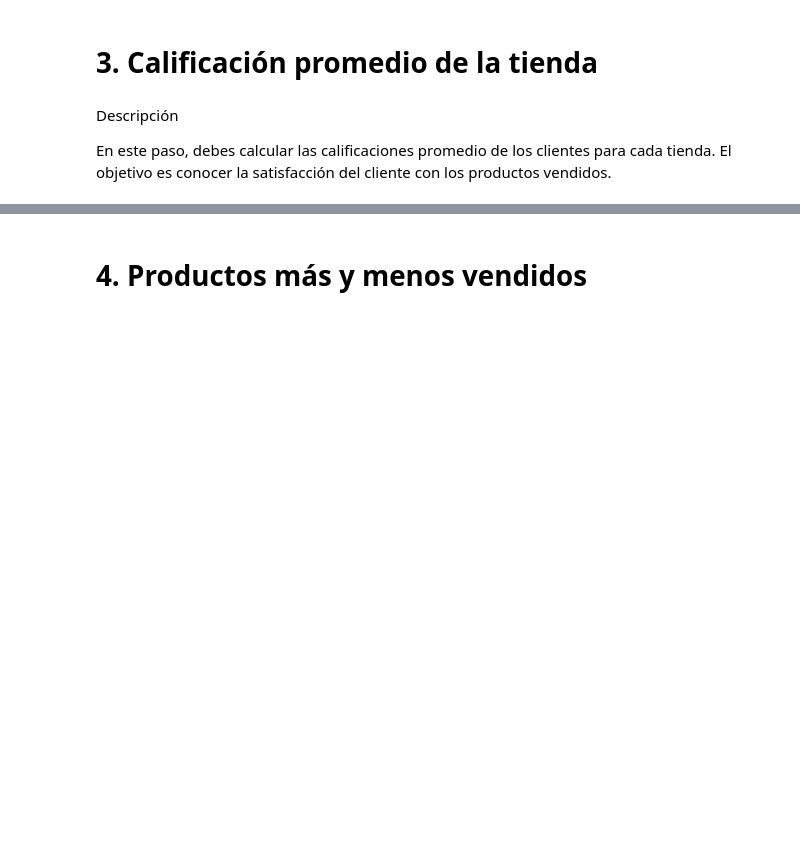
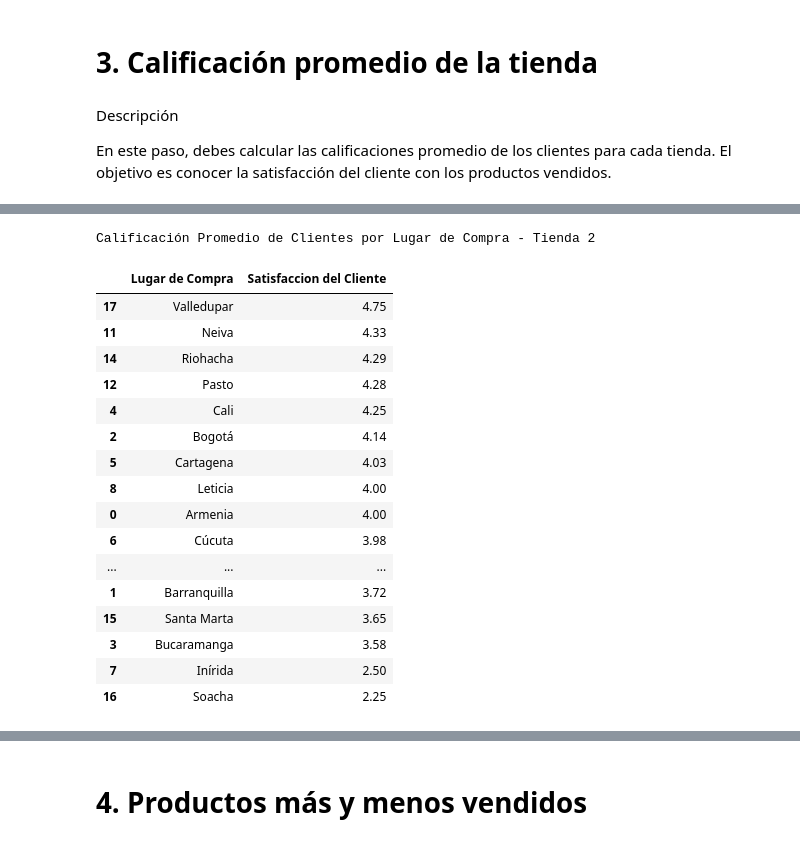
Before and after one commit to LejImkoaj/challenge1-data-science-alura-store-latam, a Jupyter notebook: AluraStoreLatam.ipynb, the cells around one changed output, grey strips where cells are left out. Drawn from its saved outputs; the diff is of its cells as text; code cells hidden in the pictures; blank space fills up the shorter version.

```diff
--- a/AluraStoreLatam.ipynb
+++ b/AluraStoreLatam.ipynb
@@ -161,0 +177,25 @@ calificacion_promedio_cliente.head()
+# %%
+print("Calificación Promedio de Clientes por Lugar de Compra - Tienda 2")
+calificacion_promedio_cliente2 = tienda2.groupby("Lugar de Compra")["Calificación"].mean().round(2)\
+                                        .reset_index(name='Satisfaccion del Cliente')\
+                                        .sort_values(by="Satisfaccion del Cliente", ascending=False)
+calificacion_promedio_cliente2
+# %% [output]
+Calificación Promedio de Clientes por Lugar de Compra - Tienda 2
+|  | Lugar de Compra | Satisfaccion del Cliente |
+| 17 | Valledupar | 4.75 |
+| 11 | Neiva | 4.33 |
+| 14 | Riohacha | 4.29 |
+| 12 | Pasto | 4.28 |
+| 4 | Cali | 4.25 |
+| 2 | Bogotá | 4.14 |
+| 5 | Cartagena | 4.03 |
+| 8 | Leticia | 4.00 |
+| 0 | Armenia | 4.00 |
+| 6 | Cúcuta | 3.98 |
+| ... | ... | ... |
+| 1 | Barranquilla | 3.72 |
+| 15 | Santa Marta | 3.65 |
+| 3 | Bucaramanga | 3.58 |
+| 7 | Inírida | 2.50 |
+| 16 | Soacha | 2.25 |
```
Also changed, not shown: parts of 9 cells of this notebook.
